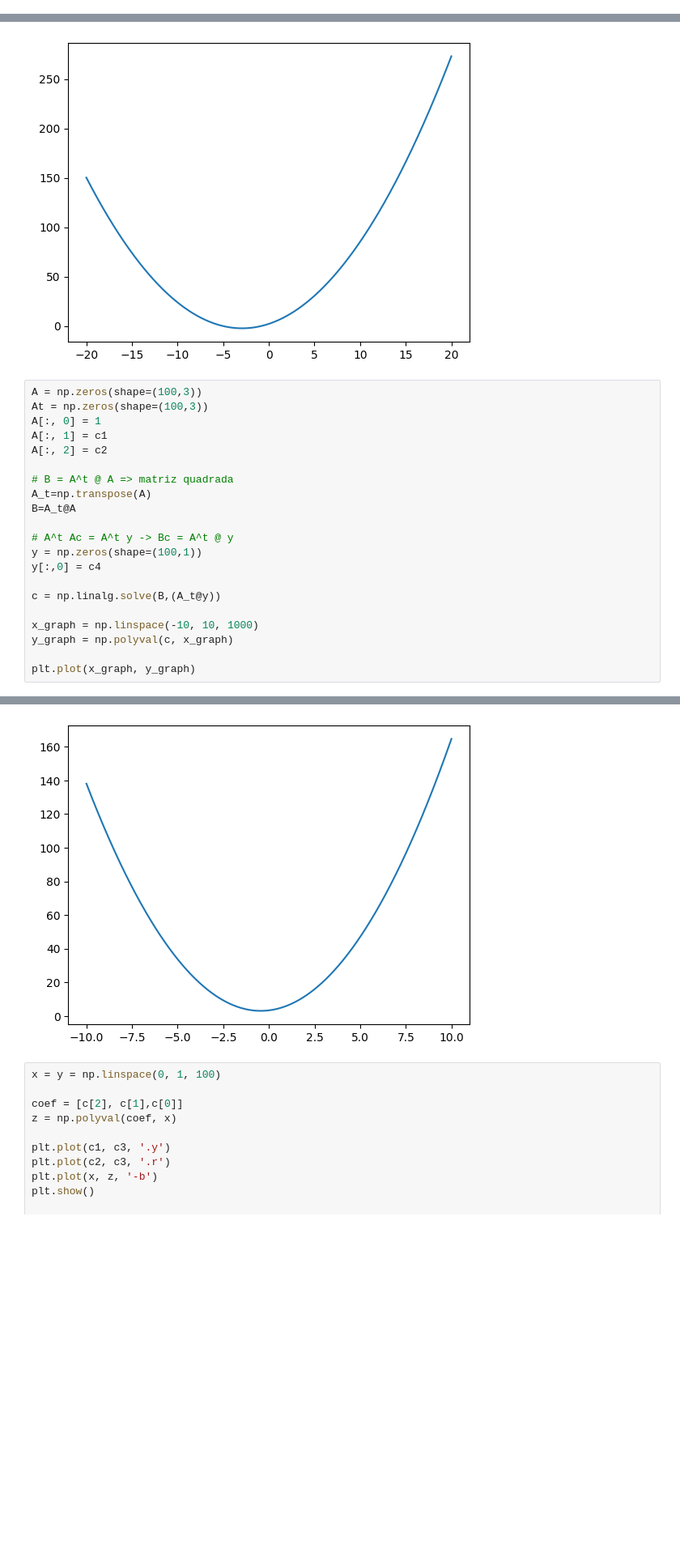
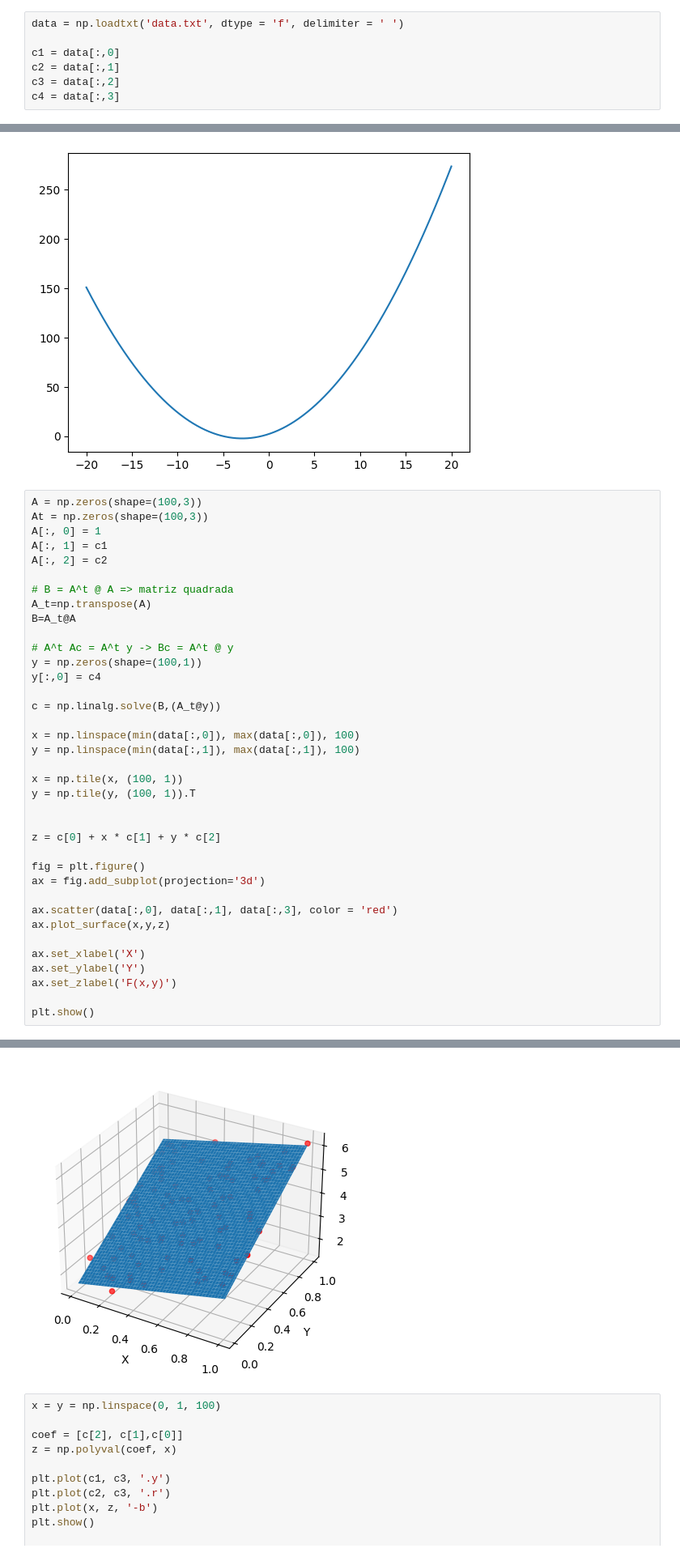
Before and after one commit to caueSordi/lista_5_calc_num, a Jupyter notebook: lista_05.ipynb, the cells around one changed output, grey strips where cells are left out. Shown: that part at 81% size. Saved outputs shown, nothing was run; the diff lists cells and outputs as text; blank space fills up the shorter version.

```diff
--- a/lista_05.ipynb
+++ b/lista_05.ipynb
@@ -126,3 +103,10 @@ documen.close()
+# %%
+data = np.loadtxt('data.txt', dtype = 'f', delimiter = ' ')
+
+c1 = data[:,0]
+c2 = data[:,1]
+c3 = data[:,2]
+c4 = data[:,3]
 # %%
 A = np.zeros(shape=(100,2))
 At = np.zeros(shape=(100,2))
@@ -193,8 +177,24 @@ y[:,0] = c4
 
 c = np.linalg.solve(B,(A_t@y))
 
-x_graph = np.linspace(-10, 10, 1000)
-y_graph = np.polyval(c, x_graph)
+x = np.linspace(min(data[:,0]), max(data[:,0]), 100)
+y = np.linspace(min(data[:,1]), max(data[:,1]), 100)
 
-plt.plot(x_graph, y_graph)
+x = np.tile(x, (100, 1))
+y = np.tile(y, (100, 1)).T
+
+
+z = c[0] + x * c[1] + y * c[2]
+
+fig = plt.figure()
+ax = fig.add_subplot(projection='3d')
+
+ax.scatter(data[:,0], data[:,1], data[:,3], color = 'red')
+ax.plot_surface(x,y,z)
+
+ax.set_xlabel('X')
+ax.set_ylabel('Y')
+ax.set_zlabel('F(x,y)')
+
+plt.show()
 # %% [output]
@@ -202,4 +201,4 @@ plt.plot(x_graph, y_graph)
-[figure, old version]
+[figure, new version]
 # %%
 x = y = np.linspace(0, 1, 100)
 
```
Also changed, not shown: parts of 2 cells of this notebook.
